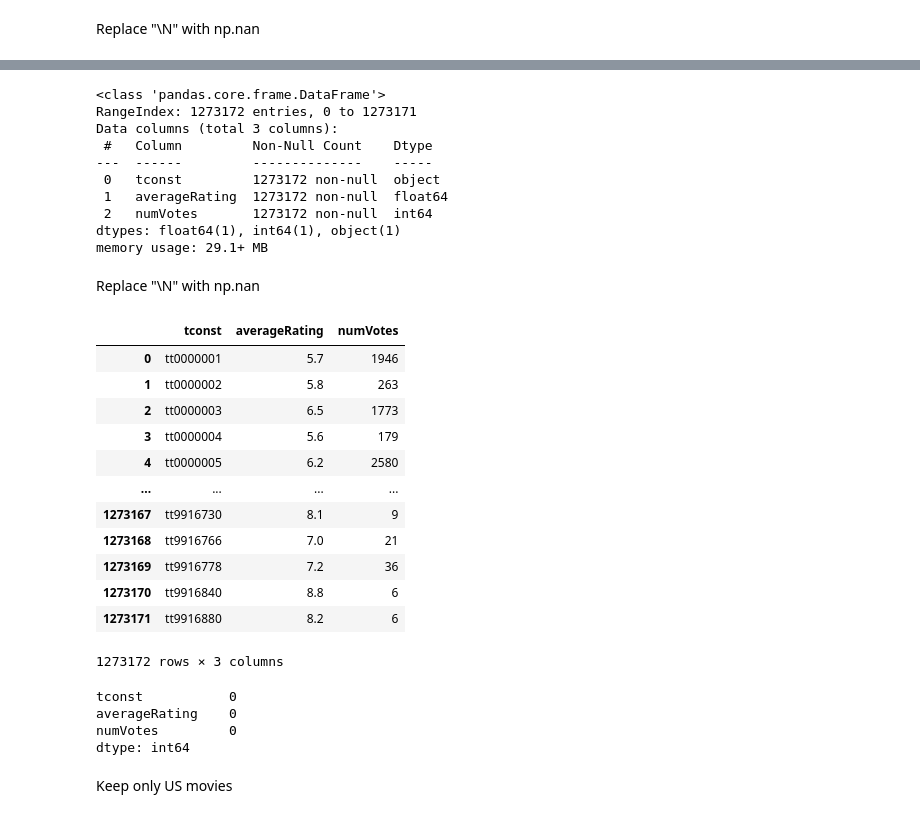
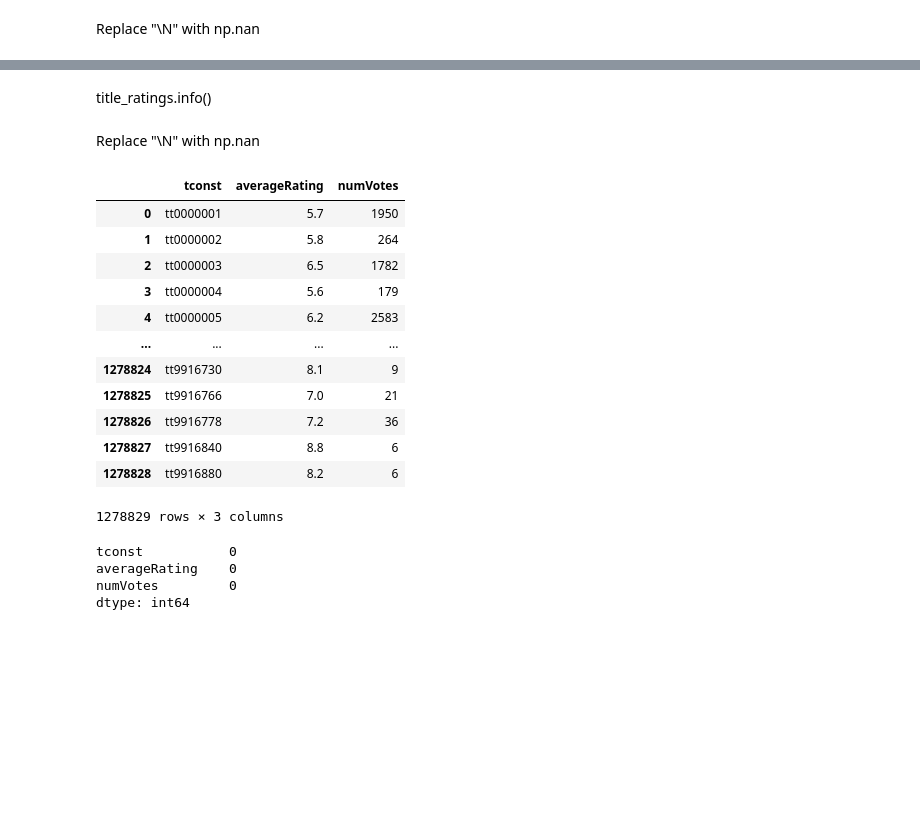
Before and after one commit to Genullz/IMDB-Box-office-Prediction, a Jupyter notebook: Project_3_Part_1.ipynb, the cells around one changed output, grey strips where cells are left out. Drawn from its saved outputs; the diff is of its cells as text; code cells hidden in the pictures; blank space fills up the shorter version.

```diff
--- a/Project_3_Part_1.ipynb
+++ b/Project_3_Part_1.ipynb
@@ -420,37 +406,24 @@ title_ratings.head()
-# %%
-title_ratings.info()
-# %% [output]
-<class 'pandas.core.frame.DataFrame'>
-RangeIndex: 1273172 entries, 0 to 1273171
-Data columns (total 3 columns):
- #   Column         Non-Null Count    Dtype
----  ------         --------------    -----
- 0   tconst         1273172 non-null  object
- 1   averageRating  1273172 non-null  float64
- 2   numVotes       1273172 non-null  int64
-dtypes: float64(1), int64(1), object(1)
-memory usage: 29.1+ MB
+# %% [markdown]
+title_ratings.info()
 # %% [markdown]
 Replace "\N" with np.nan
-# %%
-title_ratings['tconst'] = title_ratings['tconst'].replace({'\\N':np.nan})
-title_ratings['averageRating'] = title_ratings['averageRating'].replace({'\\N':np.nan})
-title_ratings['numVotes'] = title_ratings['numVotes'].replace({'\\N':np.nan})
-title_ratings
-# %% [output]
-|  | tconst | averageRating | numVotes |
-| 0 | tt0000001 | 5.7 | 1946 |
-| 1 | tt0000002 | 5.8 | 263 |
-| 2 | tt0000003 | 6.5 | 1773 |
-| 3 | tt0000004 | 5.6 | 179 |
-| 4 | tt0000005 | 6.2 | 2580 |
-| ... | ... | ... | ... |
-| 1273167 | tt9916730 | 8.1 | 9 |
-| 1273168 | tt9916766 | 7.0 | 21 |
-| 1273169 | tt9916778 | 7.2 | 36 |
-| 1273170 | tt9916840 | 8.8 | 6 |
-| 1273171 | tt9916880 | 8.2 | 6 |
-1273172 rows × 3 columns
+# %%
+title_ratings.replace({'\\N':np.nan}, inplace=True)
+title_ratings
+# %% [output]
+|  | tconst | averageRating | numVotes |
+| 0 | tt0000001 | 5.7 | 1950 |
+| 1 | tt0000002 | 5.8 | 264 |
+| 2 | tt0000003 | 6.5 | 1782 |
+| 3 | tt0000004 | 5.6 | 179 |
+| 4 | tt0000005 | 6.2 | 2583 |
+| ... | ... | ... | ... |
+| 1278824 | tt9916730 | 8.1 | 9 |
+| 1278825 | tt9916766 | 7.0 | 21 |
+| 1278826 | tt9916778 | 7.2 | 36 |
+| 1278827 | tt9916840 | 8.8 | 6 |
+| 1278828 | tt9916880 | 8.2 | 6 |
+1278829 rows × 3 columns
 # %%
 title_ratings.isna().sum()
 # %% [output]
@@ -458,5 +431,3 @@ tconst           0
 averageRating    0
 numVotes         0
 dtype: int64
-# %% [markdown]
-Keep only US movies
```
Also changed, not shown: parts of 62 cells of this notebook, 6 other files.
